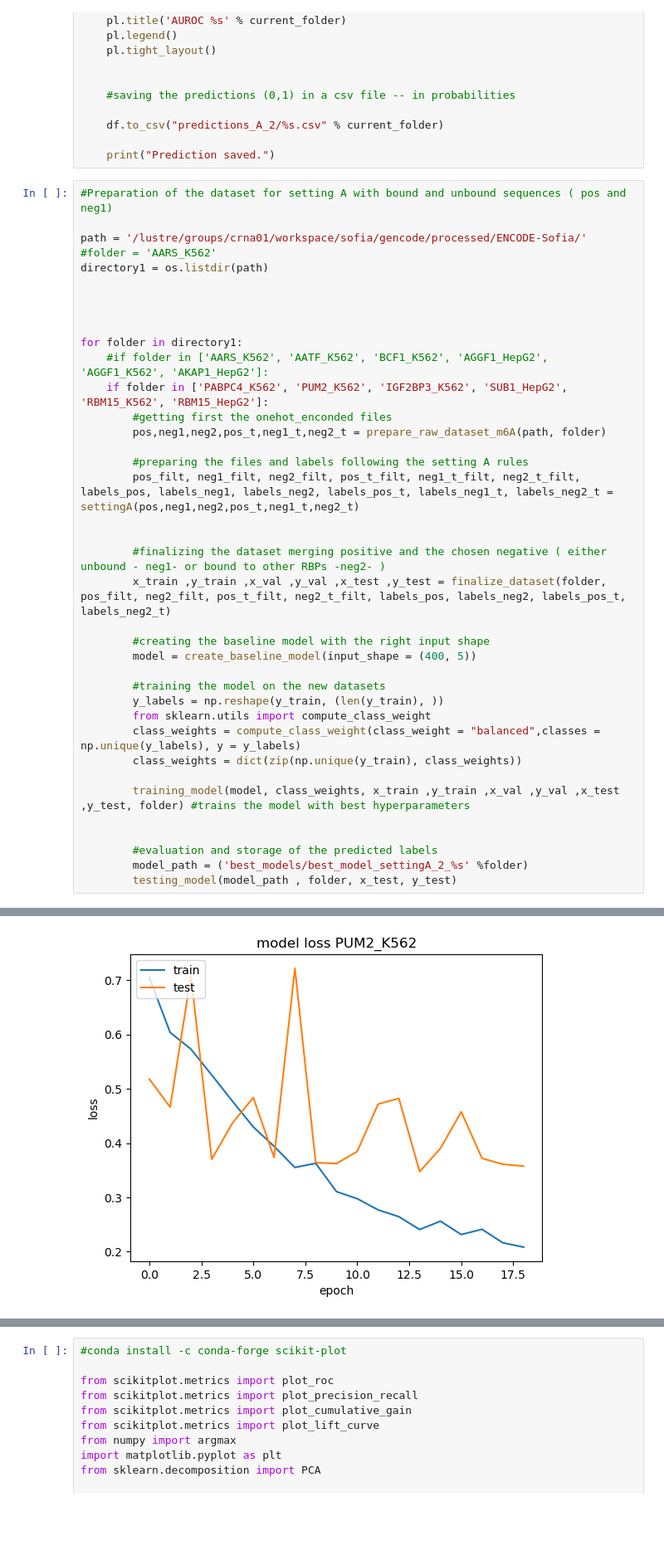
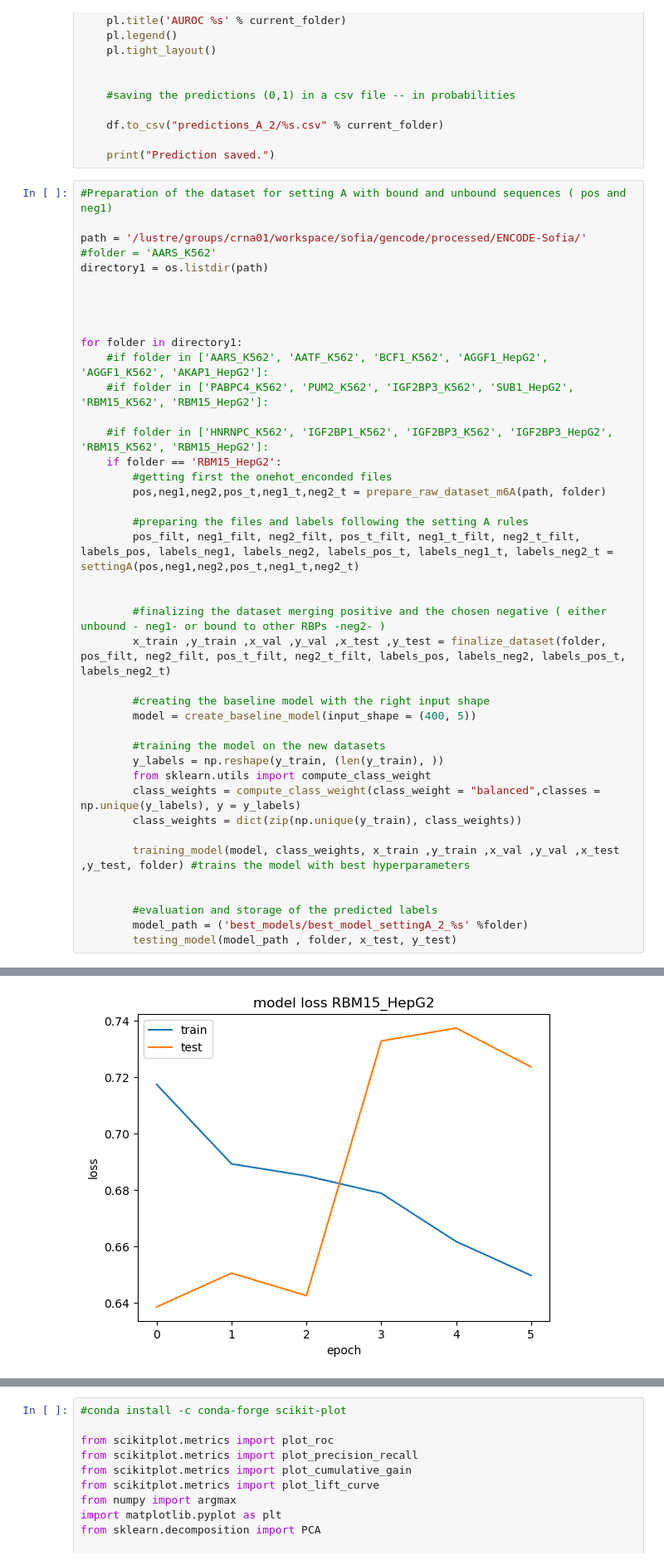
Before and after one commit to sofiamrtll/thesis, a Jupyter notebook: THESIS - Loop Model with m6A sites .ipynb, the cells around one changed output, grey strips where cells are left out. Shown at 83% size. Drawn from its saved outputs; the diff is of its cells as text; blank space fills up the shorter version.

```diff
--- a/THESIS - Loop Model with m6A sites .ipynb
+++ b/THESIS - Loop Model with m6A sites .ipynb
@@ -534,7 +536,10 @@ directory1 = os.listdir(path)
 
 for folder in directory1:
     #if folder in ['AARS_K562', 'AATF_K562', 'BCF1_K562', 'AGGF1_HepG2', 'AGGF1_K562', 'AKAP1_HepG2']:
-    if folder in ['PABPC4_K562', 'PUM2_K562', 'IGF2BP3_K562', 'SUB1_HepG2', 'RBM15_K562', 'RBM15_HepG2']:
+    #if folder in ['PABPC4_K562', 'PUM2_K562', 'IGF2BP3_K562', 'SUB1_HepG2', 'RBM15_K562', 'RBM15_HepG2']:
+
+    #if folder in ['HNRNPC_K562', 'IGF2BP1_K562', 'IGF2BP3_K562', 'IGF2BP3_HepG2', 'RBM15_K562', 'RBM15_HepG2']:
+    if folder == 'RBM15_HepG2':
         #getting first the onehot_enconded files
         pos,neg1,neg2,pos_t,neg1_t,neg2_t = prepare_raw_dataset_m6A(path, folder)
 
@@ -601 +597 @@ dict_keys(['loss', 'tp', 'fp', 'tn', 'fn', 'accuracy', 'precision', 'recall', 'a
-[figure, old version]
+[figure, new version]
```
Also changed, not shown: parts of 4 cells of this notebook.
